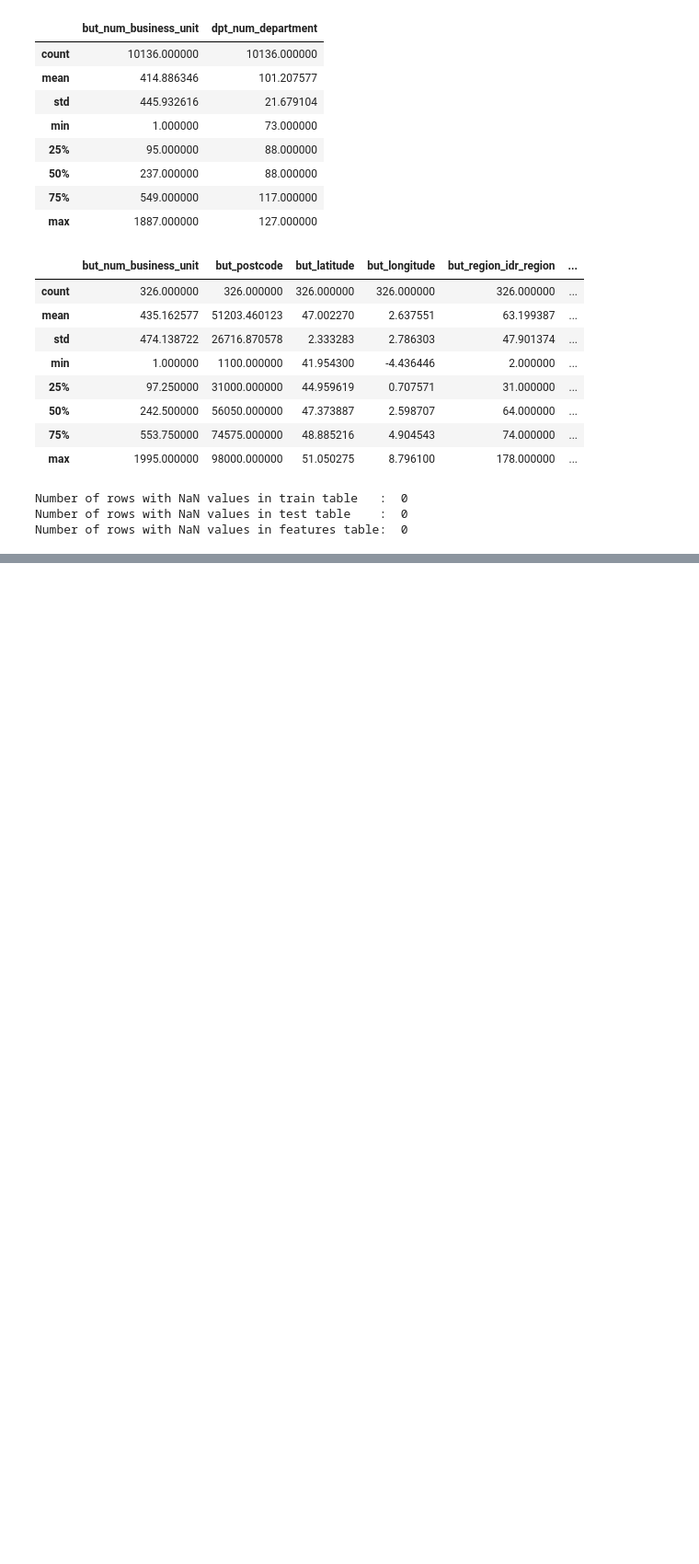
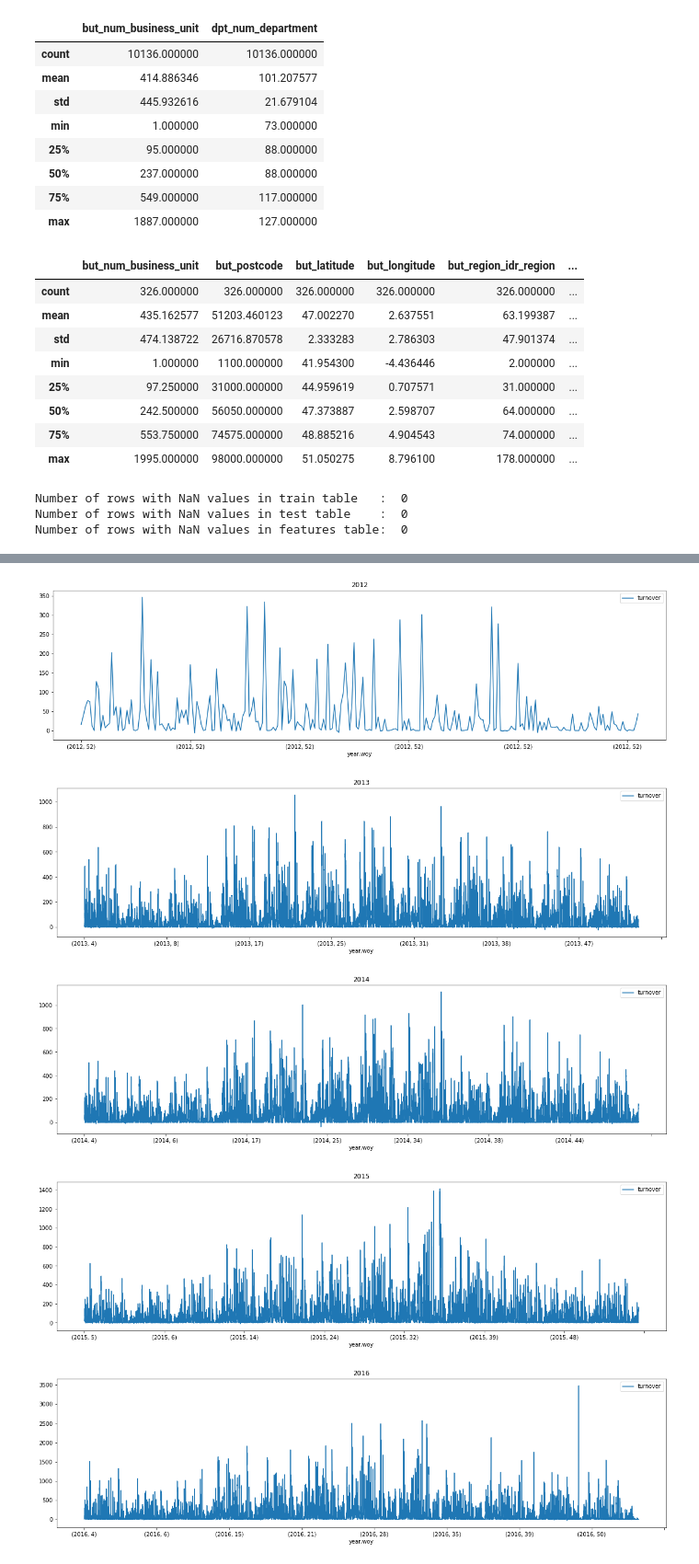
Before and after one commit to YKritet/Decathlon_ML_test, a Jupyter notebook: notebook.ipynb, the cells around one changed output, grey strips where cells are left out. Shown at 92% size. Cells and saved outputs as stored; diff of their text form; code cells hidden in the pictures; blank space fills up the shorter version.

```diff
--- a/notebook.ipynb
+++ b/notebook.ipynb
@@ -212,0 +218,13 @@ for row in range(nrow):
+# %%
+years = list(df_train['year'].unique())
+# %%
+for year in years:
+    sample = df_train.loc[(df_train['dep']==73)&(df_train['year']==year), :].set_index(['year', 'woy'])
+    sample.plot(y='turnover', figsize=(20,5))
+    plt.title(f'{year}')
+# %% [output]
+[figure, added]
+[figure, added]
+[figure, added]
+[figure, added]
+[figure, added]
```
Also changed, not shown: parts of 73 cells of this notebook.
